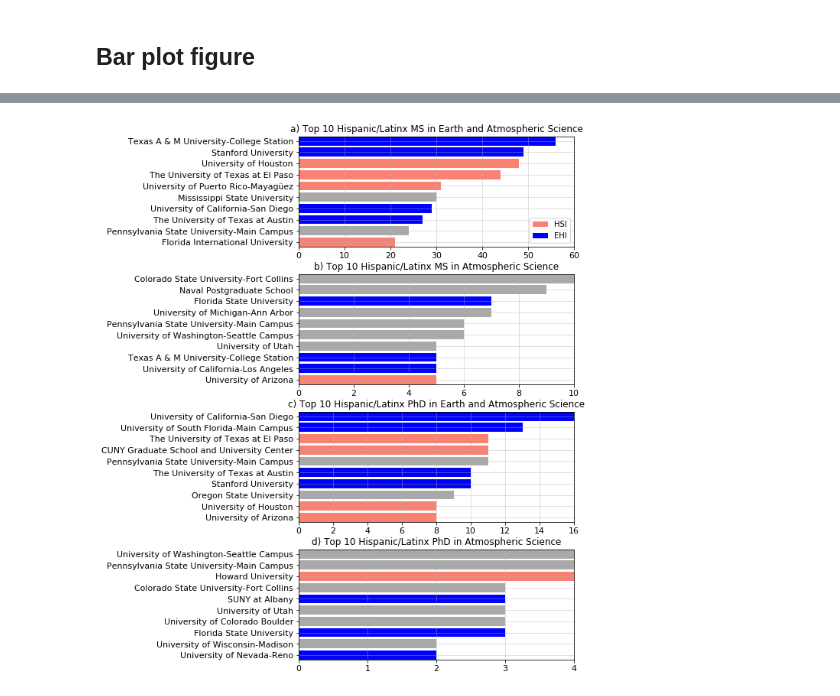
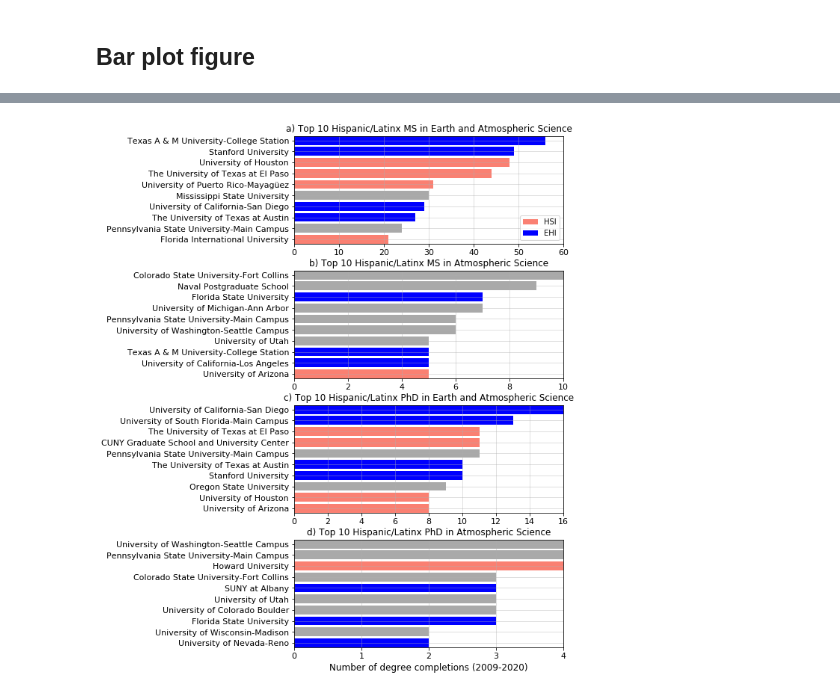
Before and after one commit to mariajmolina/state-of-latinx, a Jupyter notebook: notebooks/BAMS_figure4.ipynb, the cells around one changed output, grey strips where cells are left out. Saved outputs shown, nothing was run; the diff lists cells and outputs as text; code cells hidden in the pictures.

```diff
--- a/notebooks/BAMS_figure4.ipynb
+++ b/notebooks/BAMS_figure4.ipynb
@@ -255,31 +255,32 @@ ax3.grid('--',alpha=0.5)
 ax3.margins(x=0,y=0)
 ax3.set_xticks([0,2,4,6,8,10,12,14,16])
 ax3.set_xticklabels([0,2,4,6,8,10,12,14,16],fontsize=11)
 ax3.set_yticks(dr_eas_uni)
 ax3.set_yticklabels(dr_eas_uni,fontsize=11)
 plt.gca().invert_yaxis()
 
 #-----------------------%
 
 ax4 = fig.add_axes([0.0, 0.0, 1.0, 0.2])
 ax4.set_title('d) Top 10 Hispanic/Latinx PhD in Atmospheric Science',
               fontsize=12)
 
 ax4.barh(dr_atm_uni, dr_atm_num, color=c_4)
 ax4.grid('--',alpha=0.5)
 ax4.margins(x=0,y=0)
 ax4.set_xticks([0,1,2,3,4])
 ax4.set_xticklabels([0,1,2,3,4],fontsize=11)
 ax4.set_yticks(dr_atm_uni)
 ax4.set_yticklabels(dr_atm_uni,fontsize=11)
+ax4.set_xlabel('Number of degree completions (2009-2020)', fontsize=12)
 plt.gca().invert_yaxis()
 
 #-----------------------%
 
 plt.savefig(f"../figures/fig4.png", bbox_inches='tight', dpi=500)
 plt.savefig(f"../figures/fig4.pdf", bbox_inches='tight', dpi=500)
 plt.show()
 
 #-----------------------%
 # %% [output]
-[figure, old version]
+[figure, new version]
```
Also changed, not shown: parts of 1 cell of this notebook, 2 other files.
